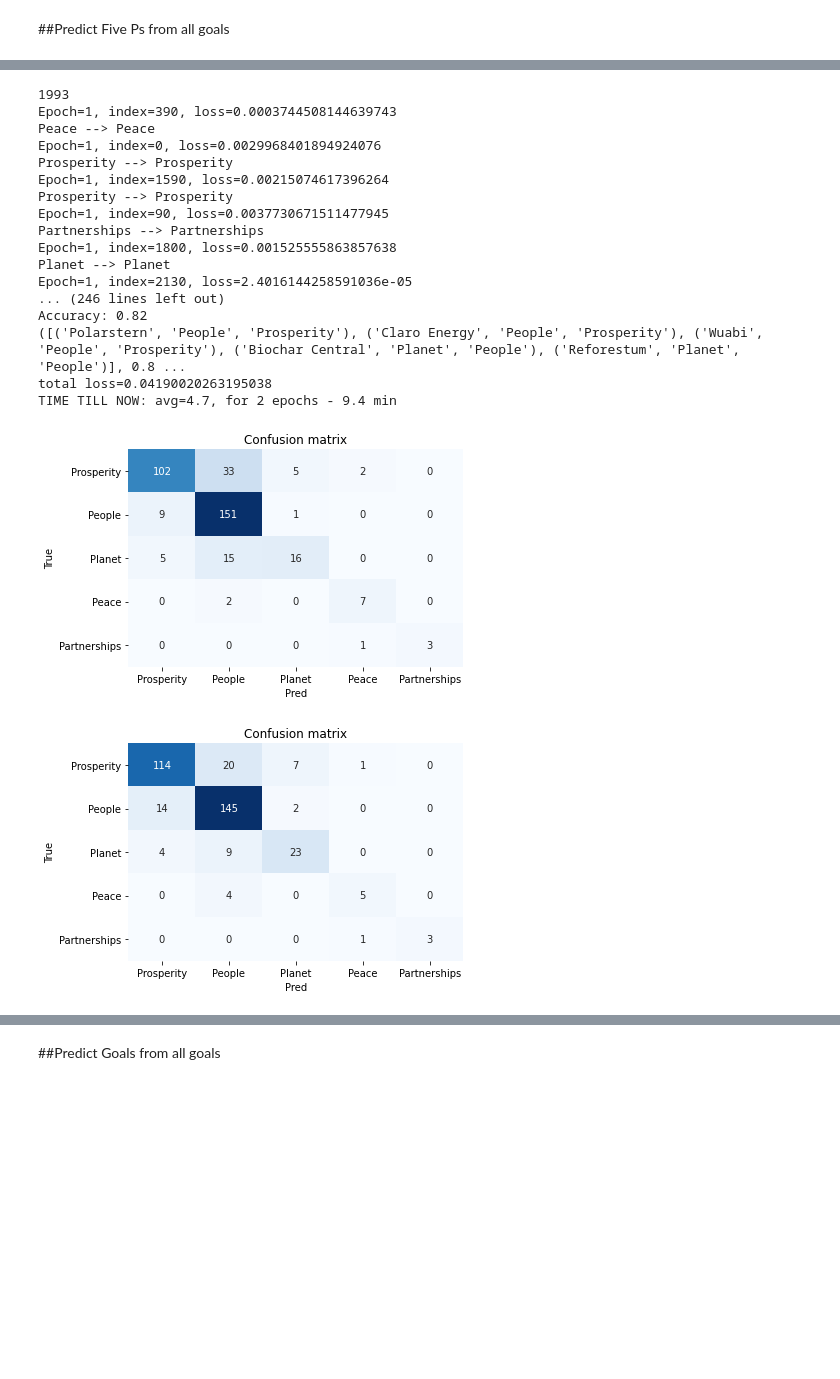
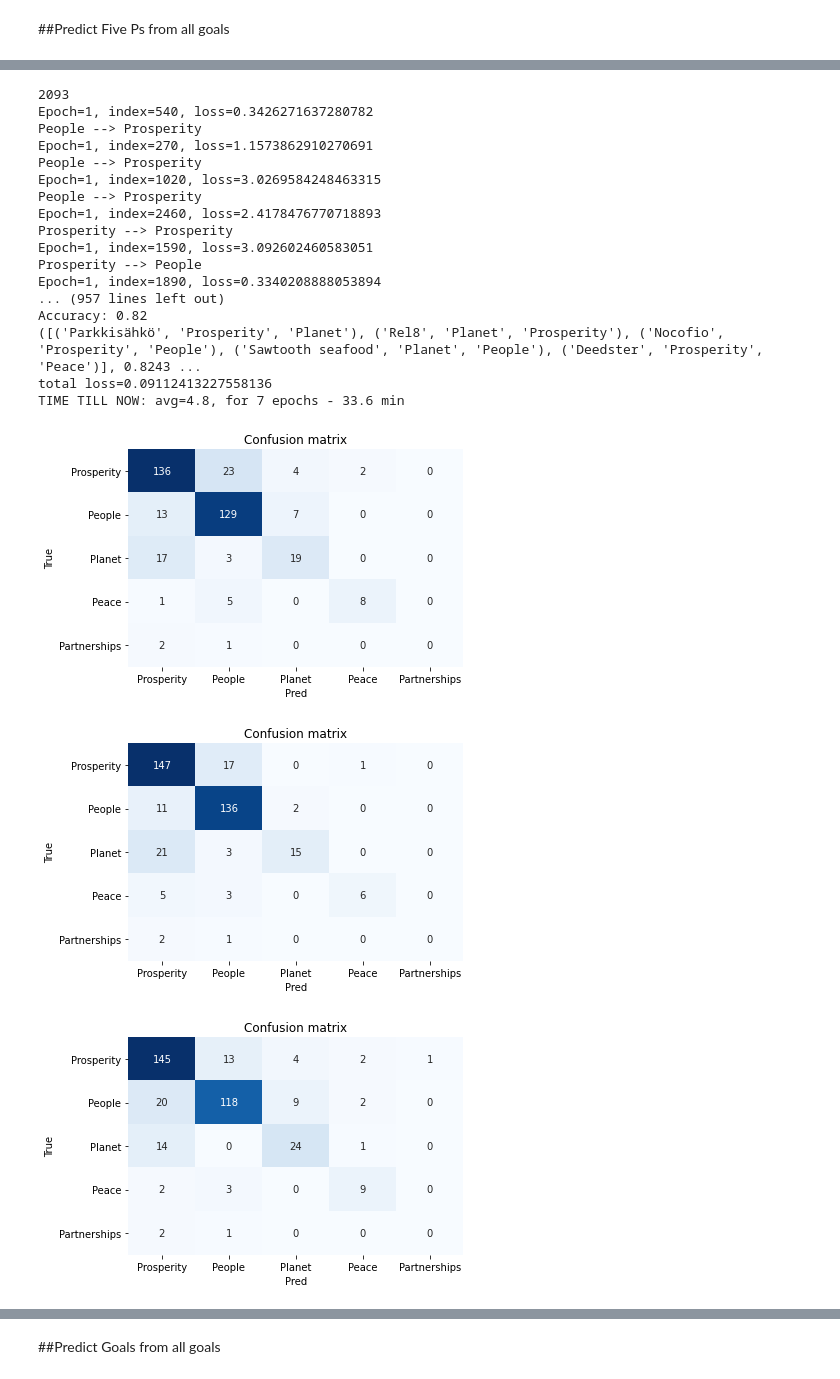
Before and after one commit to Amannor/sdg-codebase, a Jupyter notebook: SDG_5Ps_experimnet_rainmakig_impact_data.ipynb, the cells around one changed output, grey strips where cells are left out. Drawn from its saved outputs; the diff is of its cells as text; code cells hidden in the pictures; blank space fills up the shorter version.

```diff
--- a/SDG_5Ps_experimnet_rainmakig_impact_data.ipynb
+++ b/SDG_5Ps_experimnet_rainmakig_impact_data.ipynb
@@ -37,6 +39,6 @@ Mounted at /content/drive
 # %%
 def read_data():
-  return pd.read_csv("data/rainmaking_impact_1_label.csv")
+  return pd.read_csv("data/SDG_5Ps_rainmaking_impact_others_1_label.csv")
 
 data = read_data()
 data.shape
@@ -272,7 +294,7 @@ Partnerships      4
 Name: Target, dtype: int64
 # %%
-# model = SDGModel(len(labels)).cuda()
-model = torch.load("models/allGoalsTo5Ps3.net")
+model = SDGModel(len(labels)).cuda()
+# model = torch.load("models/allGoalsTo5Ps3.net")
 # %%
 model("Hello World")
 # model.train()
@@ -285,52 +307,53 @@ optimizer = AdamW(model.parameters(), lr=1e-5)
 # %%
 import time
 
-n_epochs = 2
+n_epochs = 7
 
 start_time = time.time()
 losses = []
 errors = []
 
 for e in range(1, n_epochs+1):
   current_loss = 0
   epoc_loss = 0;
   curr_data = X_train.sample(frac=1)
   print(len(curr_data))
   for index, instance in curr_data.iterrows():
     optimizer.zero_grad()
     out = model(instance["Description"].lower())
     loss = criterion(out.view(1, -1), torch.LongTensor([labels.index(instance["Target"])]).cuda())
     epoc_loss += loss
     loss.backward()
     optimizer.step()
     current_loss += loss.item()
     if index % 30 == 0:
       print(f"Epoch={e}, index={index}, loss={current_loss/30}")
       print(f"{instance['Target']} --> {labels[torch.argmax(out).item()]}")
       current_loss = 0
   error = evaluate_mode(X_test, model, False)
   print(error)
   print(f"total loss={epoc_loss/len(curr_data)}")
   losses.append(epoc_loss/len(curr_data))
   errors.append(error)
   print(f"TIME TILL NOW: avg={(time.time() - start_time)/60/e:.1f}, for {e} epochs - {(time.time() - start_time)/60:.1f} min")
 # %% [output]
-1993
-Epoch=1, index=390, loss=0.0003744508144639743
-Peace --> Peace
-Epoch=1, index=0, loss=0.0029968401894924076
+2093
+Epoch=1, index=540, loss=0.3426271637280782
+People --> Prosperity
+Epoch=1, index=270, loss=1.1573862910270691
+People --> Prosperity
+Epoch=1, index=1020, loss=3.0269584248463315
+People --> Prosperity
+Epoch=1, index=2460, loss=2.4178476770718893
 Prosperity --> Prosperity
-Epoch=1, index=1590, loss=0.00215074617396264
-Prosperity --> Prosperity
-Epoch=1, index=90, loss=0.0037730671511477945
-Partnerships --> Partnerships
-Epoch=1, index=1800, loss=0.001525555863857638
-Planet --> Planet
-Epoch=1, index=2130, loss=2.4016144258591036e-05
-... (246 lines left out)
+Epoch=1, index=1590, loss=3.092602460583051
+Prosperity --> People
+Epoch=1, index=1890, loss=0.3340208888053894
+... (957 lines left out)
 Accuracy: 0.82
-([('Polarstern', 'People', 'Prosperity'), ('Claro Energy', 'People', 'Prosperity'), ('Wuabi', 'People', 'Prosperity'), ('Biochar Central', 'Planet', 'People'), ('Reforestum', 'Planet', 'People')], 0.8 ...
-total loss=0.04190020263195038
-TIME TILL NOW: avg=4.7, for 2 epochs - 9.4 min
+([('Parkkisähkö', 'Prosperity', 'Planet'), ('Rel8', 'Planet', 'Prosperity'), ('Nocofio', 'Prosperity', 'People'), ('Sawtooth seafood', 'Planet', 'People'), ('Deedster', 'Prosperity', 'Peace')], 0.8243 ...
+total loss=0.09112413227558136
+TIME TILL NOW: avg=4.8, for 7 epochs - 33.6 min
-[figure, old version]
+[figure, new version]
-[figure, old version]
+[figure, new version]
+[figure, added]
```
Also changed, not shown: parts of 32 cells of this notebook.
